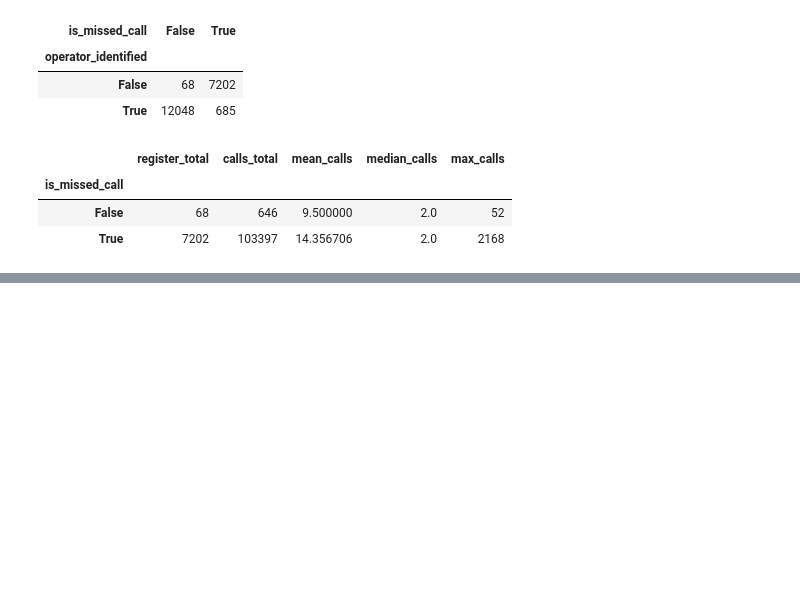
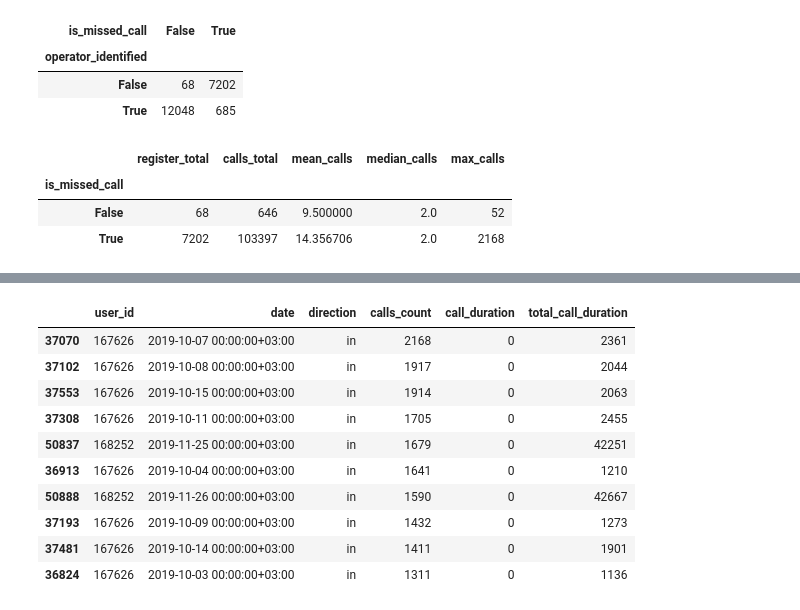
Before and after one commit to thaisCrtn/telecom_CallMeMaybe_analysis, a Jupyter notebook: notebooks/notebook.ipynb, the cells around one changed output, grey strips where cells are left out. Drawn from its saved outputs; the diff is of its cells as text; code cells hidden in the pictures; blank space fills up the shorter version.

```diff
--- a/notebooks/notebook.ipynb
+++ b/notebooks/notebook.ipynb
@@ -815,0 +759,26 @@ Os resultados justificam uma investigação adicional sobre a estrutura dos regi
+# %%
+df_incoming[
+    df_incoming['operator_id'].isna()
+    & df_incoming['is_missed_call']
+].nlargest(10, 'calls_count')[
+    [
+        'user_id',
+        'date',
+        'direction',
+        'calls_count',
+        'call_duration',
+        'total_call_duration'
+    ]
+]
+# %% [output]
+|  | user_id | date | direction | calls_count | call_duration | total_call_duration |
+| 37070 | 167626 | 2019-10-07 00:00:00+03:00 | in | 2168 | 0 | 2361 |
+| 37102 | 167626 | 2019-10-08 00:00:00+03:00 | in | 1917 | 0 | 2044 |
+| 37553 | 167626 | 2019-10-15 00:00:00+03:00 | in | 1914 | 0 | 2063 |
+| 37308 | 167626 | 2019-10-11 00:00:00+03:00 | in | 1705 | 0 | 2455 |
+| 50837 | 168252 | 2019-11-25 00:00:00+03:00 | in | 1679 | 0 | 42251 |
+| 36913 | 167626 | 2019-10-04 00:00:00+03:00 | in | 1641 | 0 | 1210 |
+| 50888 | 168252 | 2019-11-26 00:00:00+03:00 | in | 1590 | 0 | 42667 |
+| 37193 | 167626 | 2019-10-09 00:00:00+03:00 | in | 1432 | 0 | 1273 |
+| 37481 | 167626 | 2019-10-14 00:00:00+03:00 | in | 1411 | 0 | 1901 |
+| 36824 | 167626 | 2019-10-03 00:00:00+03:00 | in | 1311 | 0 | 1136 |
```
Also changed, not shown: parts of 11 cells of this notebook.
